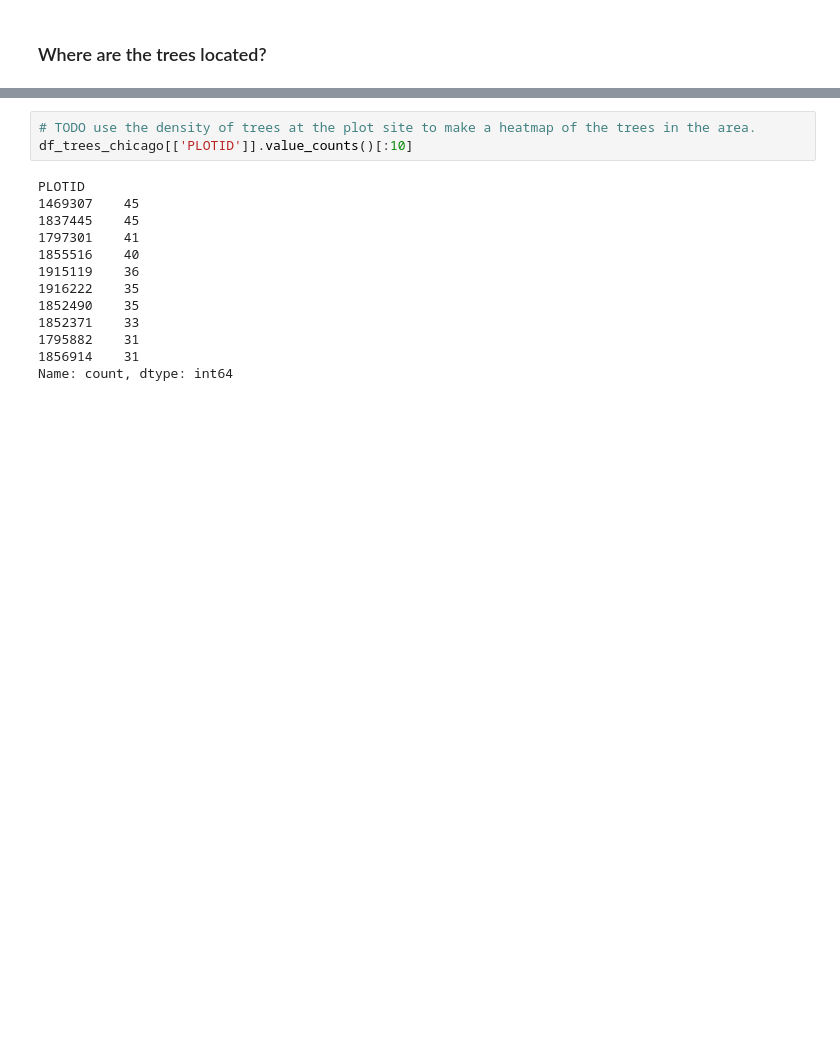
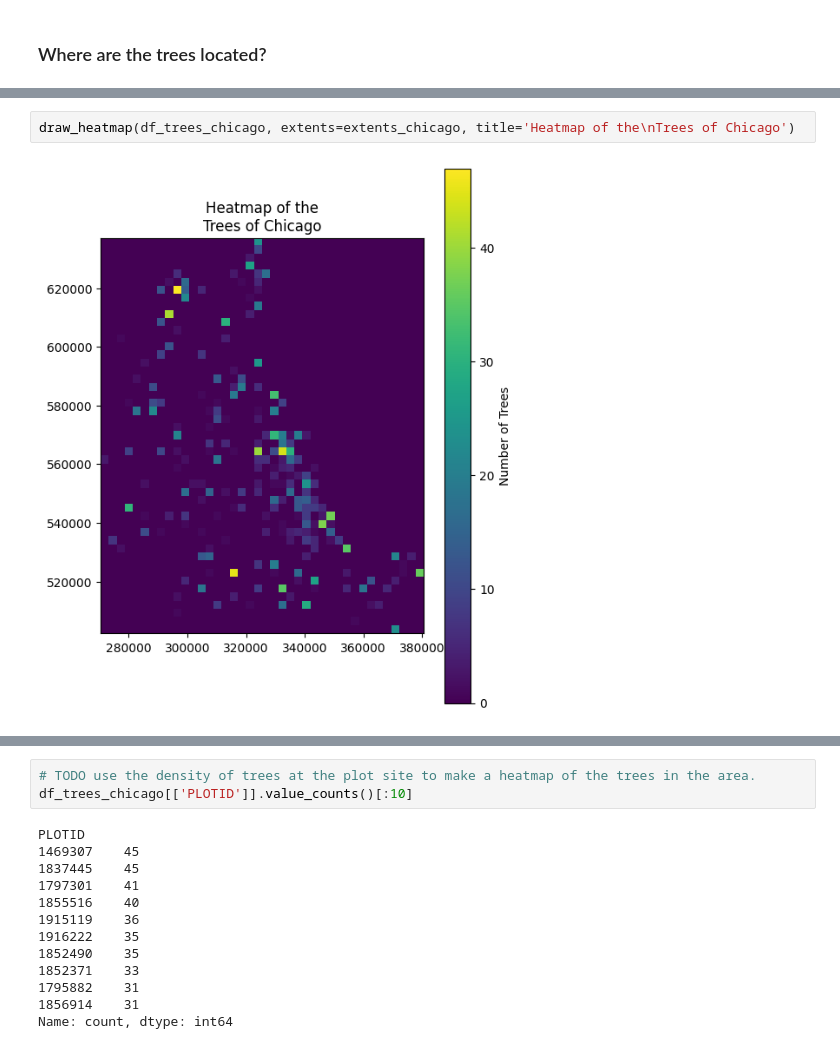
Before and after one commit to fractalate/data-trees, a Jupyter notebook: explore_chicago_il.ipynb, the cells around one changed output, grey strips where cells are left out. Drawn from its saved outputs; the diff is of its cells as text; blank space fills up the shorter version.

```diff
--- a/explore_chicago_il.ipynb
+++ b/explore_chicago_il.ipynb
@@ -425,3 +484,7 @@ plt.title('Location of Surveyed Trees in Chicago')
 plt.show()
 # %% [output]
 [figure]
+# %%
+draw_heatmap(df_trees_chicago, extents=extents_chicago, title='Heatmap of the\nTrees of Chicago')
+# %% [output]
+[figure, added]
```
Also changed, not shown: parts of 12 cells of this notebook, 2 other files.
